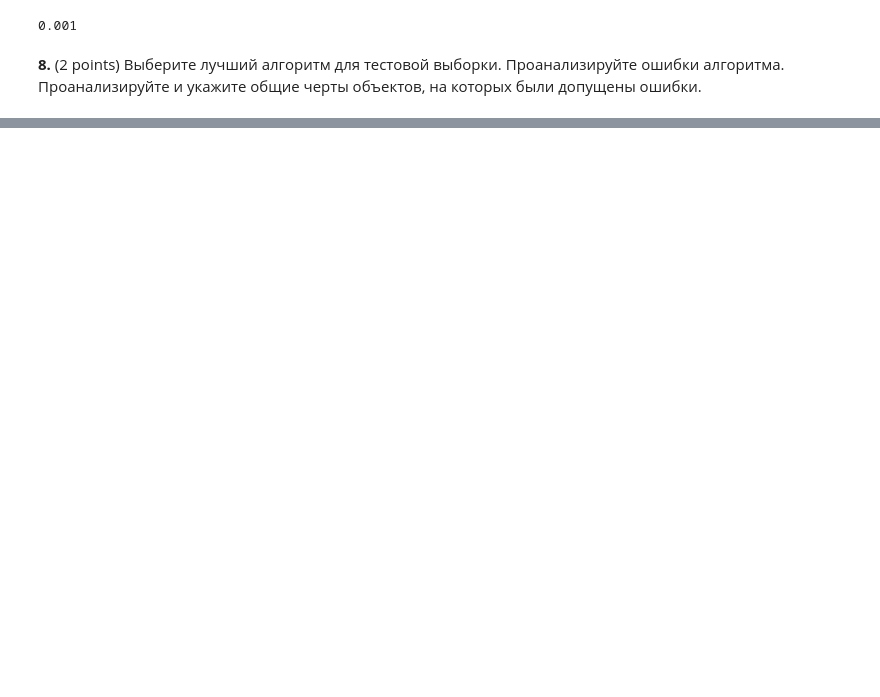
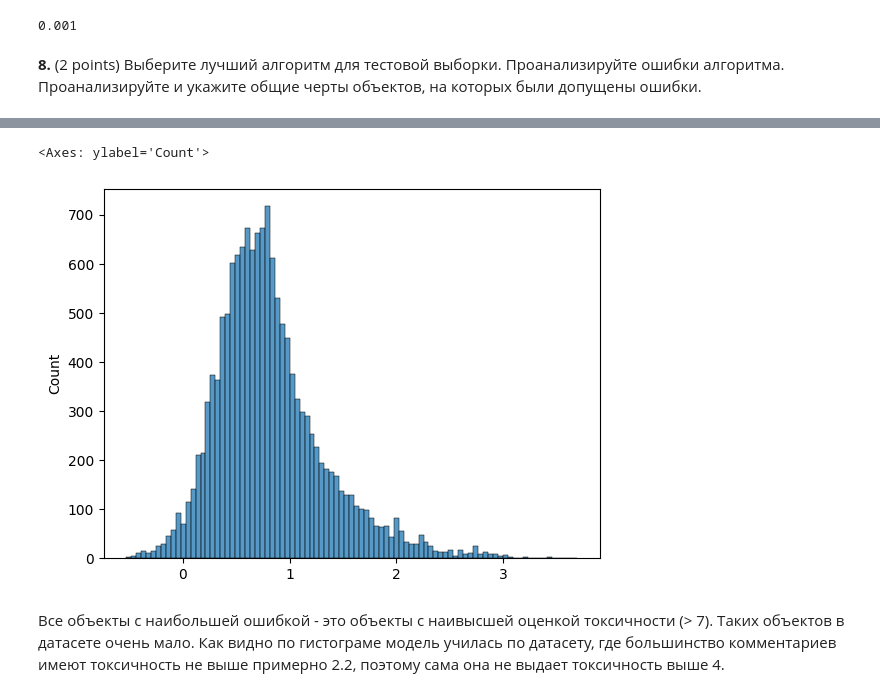
Before and after one commit to VictoryaChelina/ISP_ML1_2025_st, a Jupyter notebook: hw/hw2/ISP_HW2_LinearModel&Metrics.ipynb, the cells around one changed output, grey strips where cells are left out. Drawn from its saved outputs; the diff is of its cells as text; code cells hidden in the pictures; blank space fills up the shorter version.

```diff
--- a/hw/hw2/ISP_HW2_LinearModel&Metrics.ipynb
+++ b/hw/hw2/ISP_HW2_LinearModel&Metrics.ipynb
@@ -592,3 +610,12 @@ if l2_mae_gd[best_l2_gd] < l2_mae_sgd[best_l2_sgd]:
                 step_beta=best_beta_gd)
     m.fit(X=X_train, y=y_train, X_val=X_val, y_val=y_val)
     y_pred = m.predict(X_test)
+else:
+    loss_function = LinearLoss(l2_coef=best_l2_sgd)
+    m = LinearModel(
+                loss_function=loss_function,
+                step_alpha=best_alpha_sgd,
+                step_beta=best_beta_sgd,
+                batch_size=int(best_batch_size_sgd))
+    m.fit(X=X_train, y=y_train, X_val=X_val, y_val=y_val)
+    y_pred = m.predict(X_test)
@@ -594,0 +662,8 @@ if l2_mae_gd[best_l2_gd] < l2_mae_sgd[best_l2_sgd]:
+# %%
+sns.histplot(y_pred)
+# %% [output]
+<Axes: ylabel='Count'>
+[figure, added]
+# %% [markdown]
+Все объекты с наибольшей ошибкой - это объекты с наивысшей оценкой токсичности (> 7). Таких объектов в датасете очень мало.
+Как видно по гистограмe модель училась по датасету, где большинство комментариев имеют токсичность не выше примерно 2.2, поэтому сама она не выдает токсичность выше 4.
```
Also changed, not shown: parts of 16 cells of this notebook, 1 other file.
